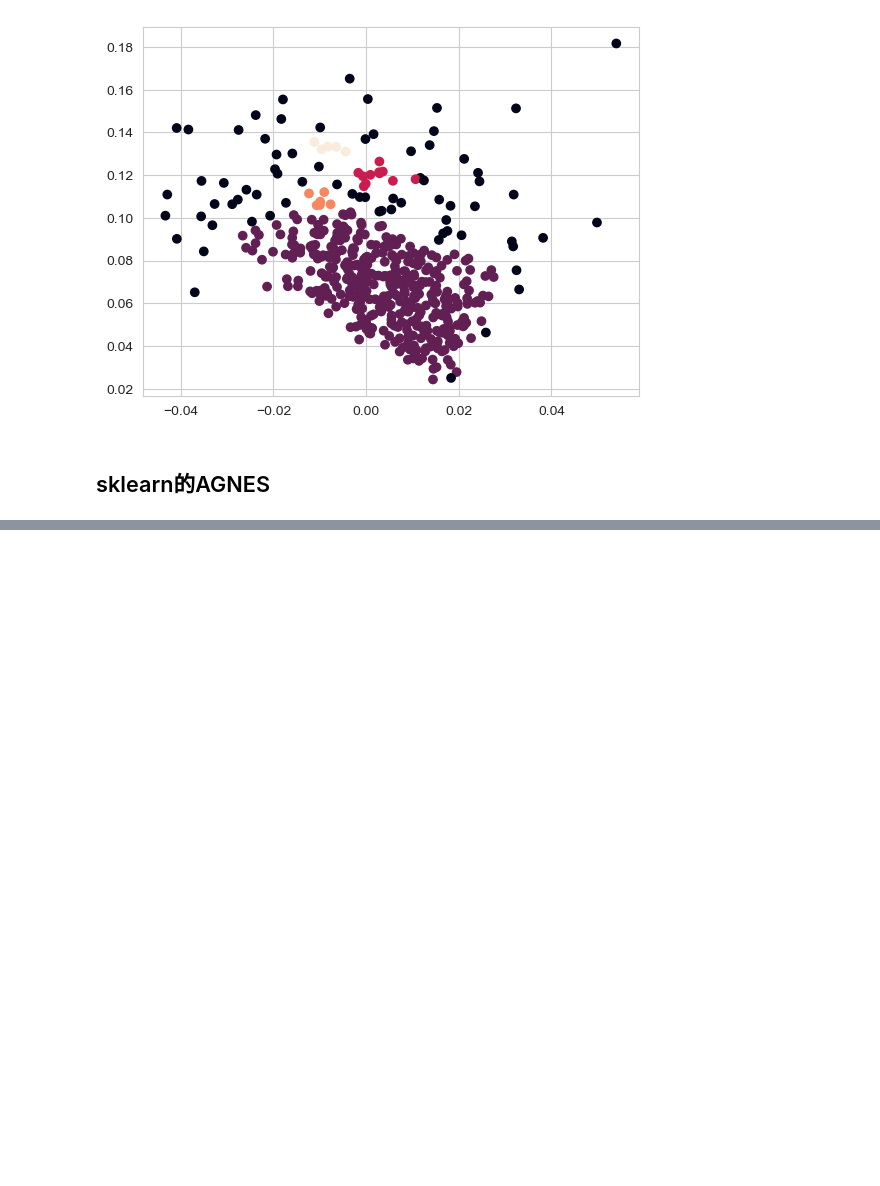
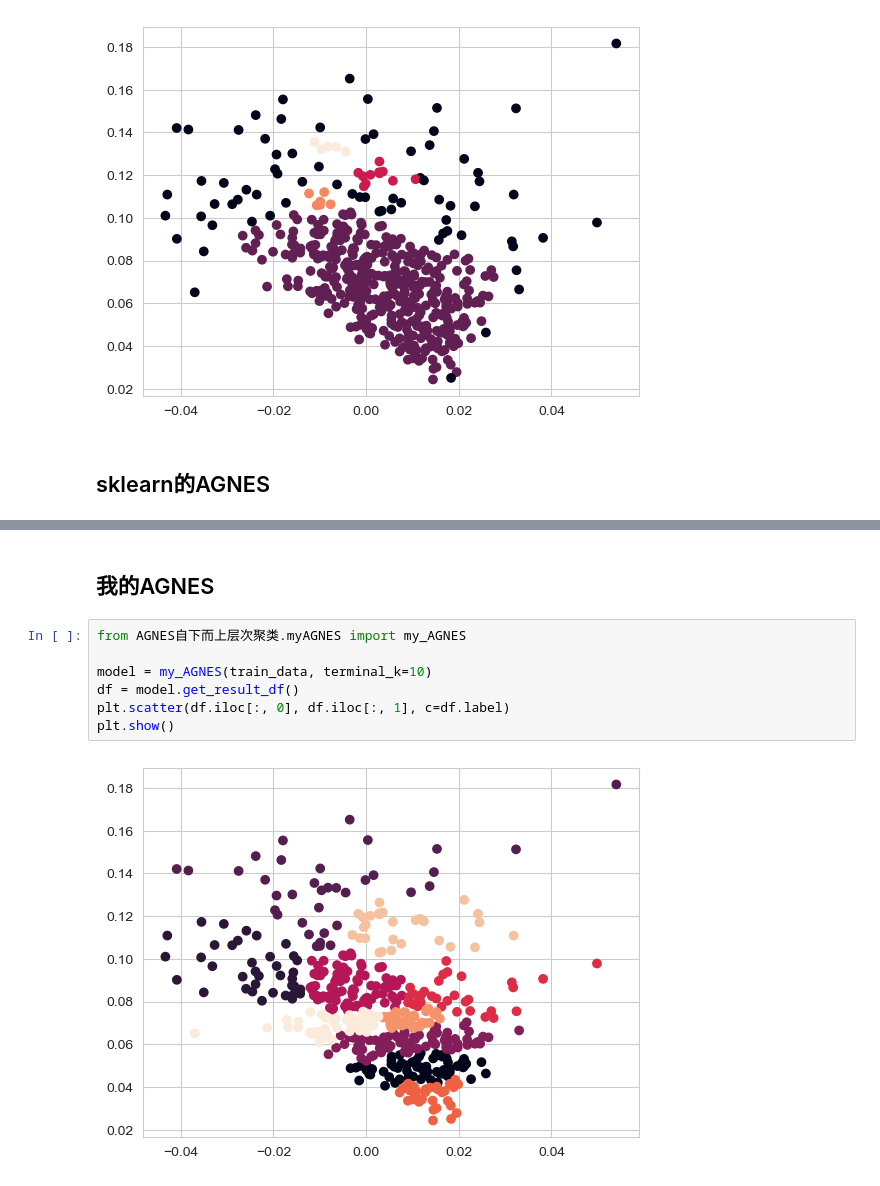
Before and after one commit to seriserendipia/Course-Project-Introduction-to-Machine-Learning, a Jupyter notebook: 机器学习实践/聚类/实验一k-means, k-medoids, dbscan, agens、kmeans、AGNES多方法聚类.ipynb, the cells around one changed output, grey strips where cells are left out. Saved outputs shown, nothing was run; the diff lists cells and outputs as text; blank space fills up the shorter version.

```diff
--- a/机器学习实践/聚类/实验一k-means, k-medoids, dbscan, agens、kmeans、AGNES多方法聚类.ipynb
+++ b/机器学习实践/聚类/实验一k-means, k-medoids, dbscan, agens、kmeans、AGNES多方法聚类.ipynb
@@ -387,0 +383,11 @@ dtype: int64
+# %% [markdown]
+## 我的AGNES
+# %%
+from AGNES自下而上层次聚类.myAGNES import my_AGNES
+
+model = my_AGNES(train_data, terminal_k=10)
+df = model.get_result_df()
+plt.scatter(df.iloc[:, 0], df.iloc[:, 1], c=df.label)
+plt.show()
+# %% [output]
+[figure, added]
```
Also changed, not shown: parts of 2 cells of this notebook, 6 other files.
